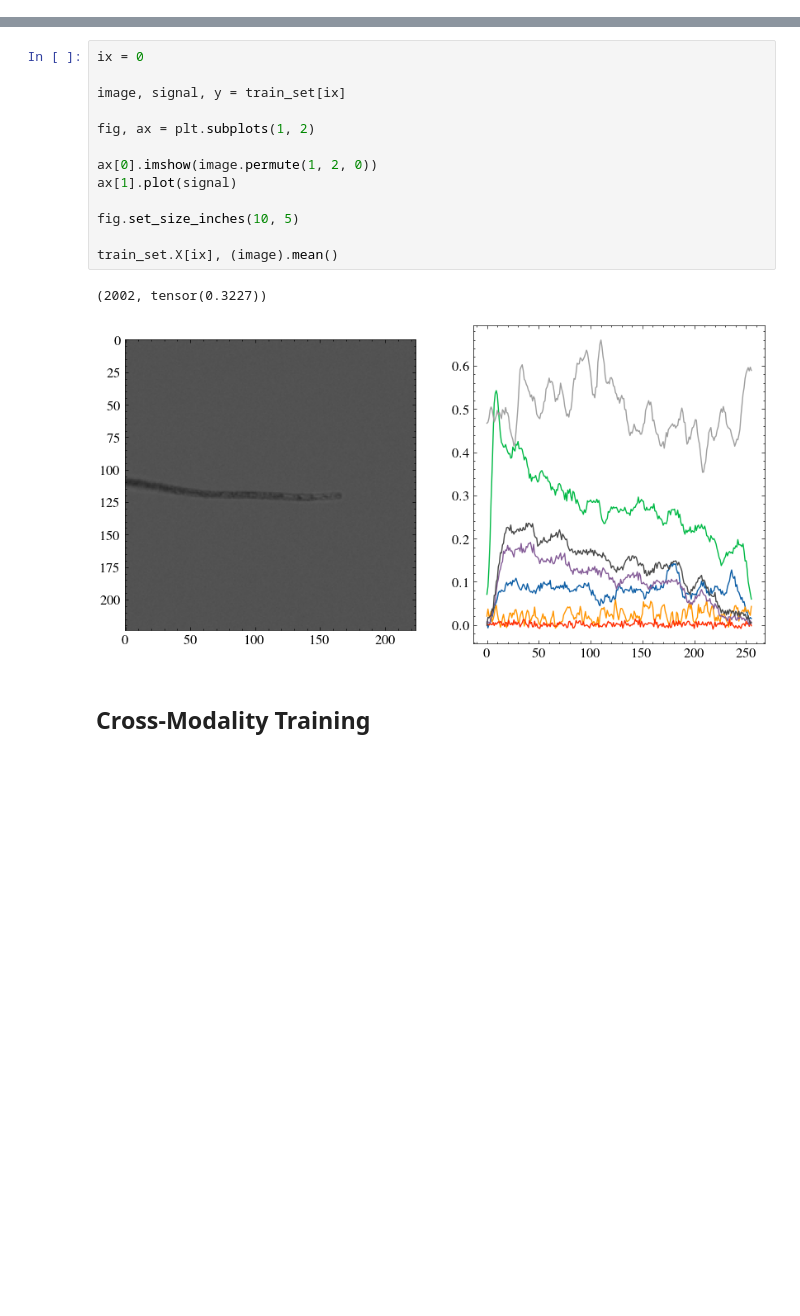
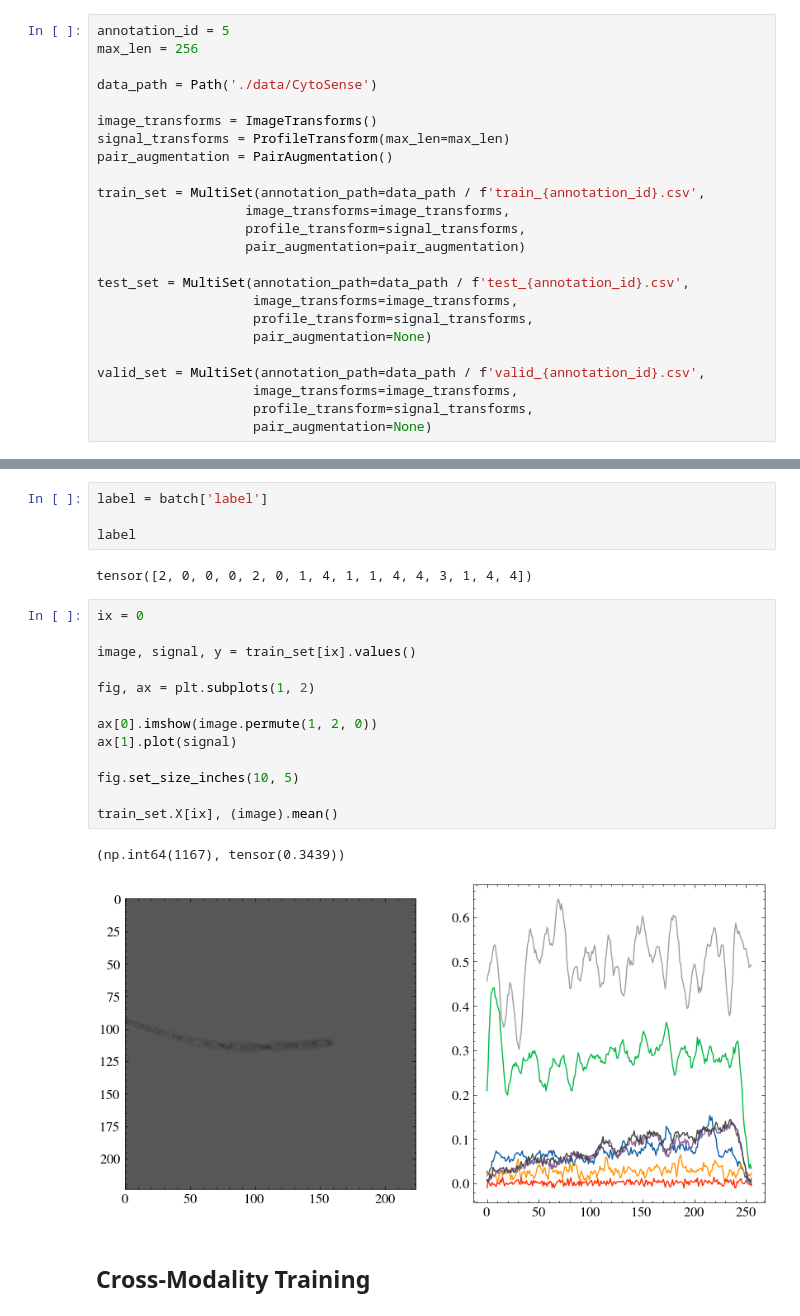
Before and after one commit to imveikka/multimodal_plankton_recognition, a Jupyter notebook: sandbox.ipynb, the cells around one changed output, grey strips where cells are left out. Drawn from its saved outputs; the diff is of its cells as text; blank space fills up the shorter version.

```diff
--- a/sandbox.ipynb
+++ b/sandbox.ipynb
@@ -70,0 +41,24 @@ valid_set.label_encoder = train_set.label_encoder
+# %%
+annotation_id = 5
+max_len = 256
+
+data_path = Path('./data/CytoSense')
+
+image_transforms = ImageTransforms()
+signal_transforms = ProfileTransform(max_len=max_len)
+pair_augmentation = PairAugmentation()
+
+train_set = MultiSet(annotation_path=data_path / f'train_{annotation_id}.csv',
+                   image_transforms=image_transforms,
+                   profile_transform=signal_transforms,
+                   pair_augmentation=pair_augmentation)
+
+test_set = MultiSet(annotation_path=data_path / f'test_{annotation_id}.csv',
+                    image_transforms=image_transforms,
+                    profile_transform=signal_transforms,
+                    pair_augmentation=None)
+
+valid_set = MultiSet(annotation_path=data_path / f'valid_{annotation_id}.csv',
+                    image_transforms=image_transforms,
+                    profile_transform=signal_transforms,
+                    pair_augmentation=None)
@@ -87,19 +170,25 @@ len(train_loader), len(valid_loader), len(valid_set)
+# %%
+label = batch['label']
+
+label
+# %% [output]
+tensor([2, 0, 0, 0, 2, 0, 1, 4, 1, 1, 4, 4, 3, 1, 4, 4])
 # %%
 ix = 0
 
-image, signal, y = train_set[ix]
+image, signal, y = train_set[ix].values()
 
 fig, ax = plt.subplots(1, 2)
 
 ax[0].imshow(image.permute(1, 2, 0))
 ax[1].plot(signal)
 
 fig.set_size_inches(10, 5)
 
 train_set.X[ix], (image).mean()
 # %% [output]
-(2002, tensor(0.3227))
+(np.int64(1167), tensor(0.3439))
-[figure, old version]
+[figure, new version]
 # %% [markdown]
 ## Cross-Modality Training
 # %%
```
Also changed, not shown: parts of 17 cells of this notebook, 10 other files.
